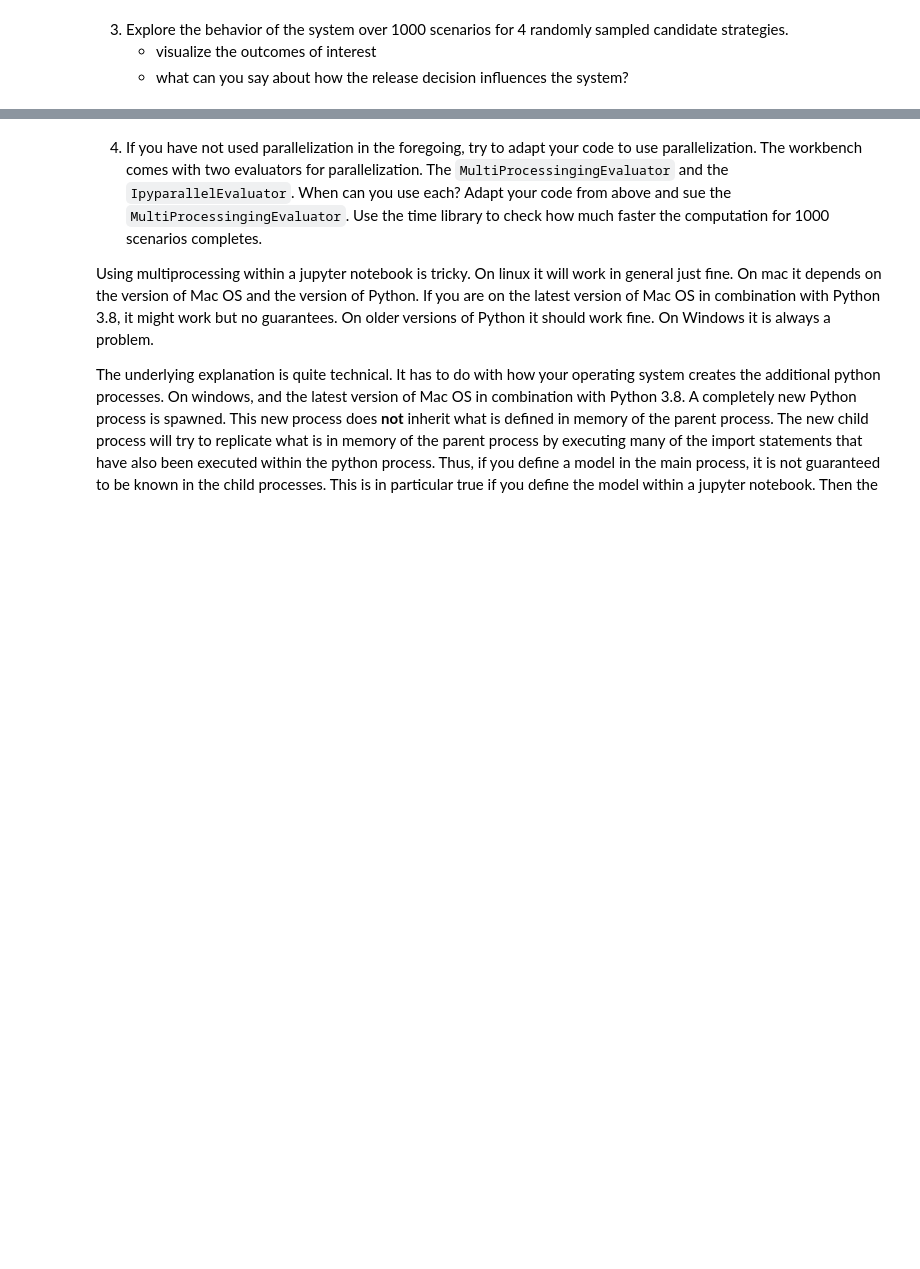
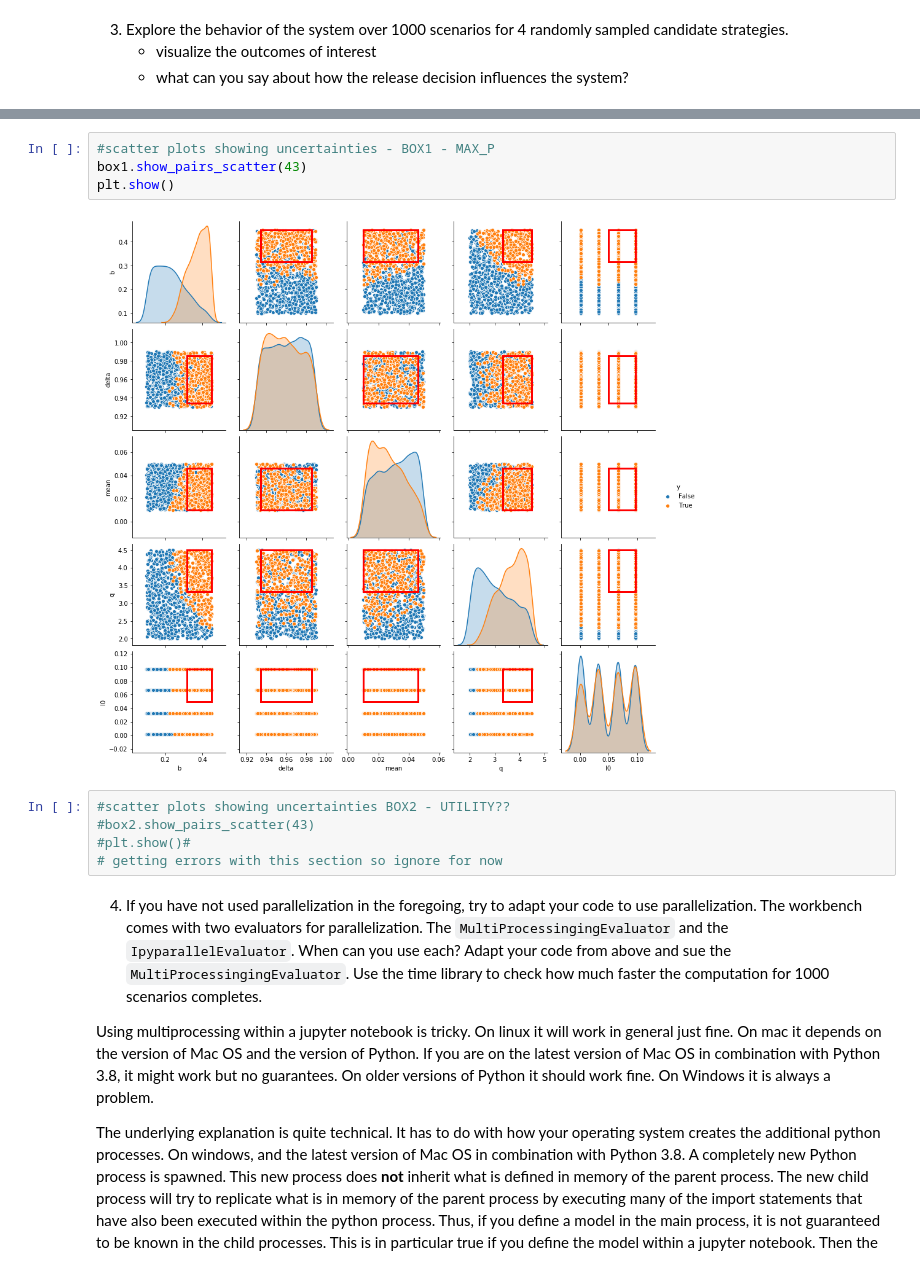
Before and after one commit to DYenaA/EPA1361Q4, a Jupyter notebook: assignment 2 - lakemodel.ipynb, the cells around one changed output, grey strips where cells are left out. Drawn from its saved outputs; the diff is of its cells as text; blank space fills up the shorter version.

```diff
--- a/assignment 2 - lakemodel.ipynb
+++ b/assignment 2 - lakemodel.ipynb
@@ -207,3 +289,14 @@ RuntimeError: Selected KDE bandwidth is 0. Cannot estiamte density.
+# %%
+#scatter plots showing uncertainties - BOX1 - MAX_P
+box1.show_pairs_scatter(43)
+plt.show()
+# %% [output]
+[figure, added]
+# %%
+#scatter plots showing uncertainties BOX2 - UTILITY??
+#box2.show_pairs_scatter(43)
+#plt.show()#
+# getting errors with this section so ignore for now
 # %% [markdown]
 4. If you have not used parallelization in the foregoing, try to adapt your code to use parallelization. The workbench comes with two evaluators for parallelization. The `MultiProcessingingEvaluator` and the `IpyparallelEvaluator`. When can you use each? Adapt your code from above and sue the `MultiProcessingingEvaluator`. Use the time library to check how much faster the computation for 1000 scenarios completes.
 
```
Also changed, not shown: parts of 17 cells of this notebook.
